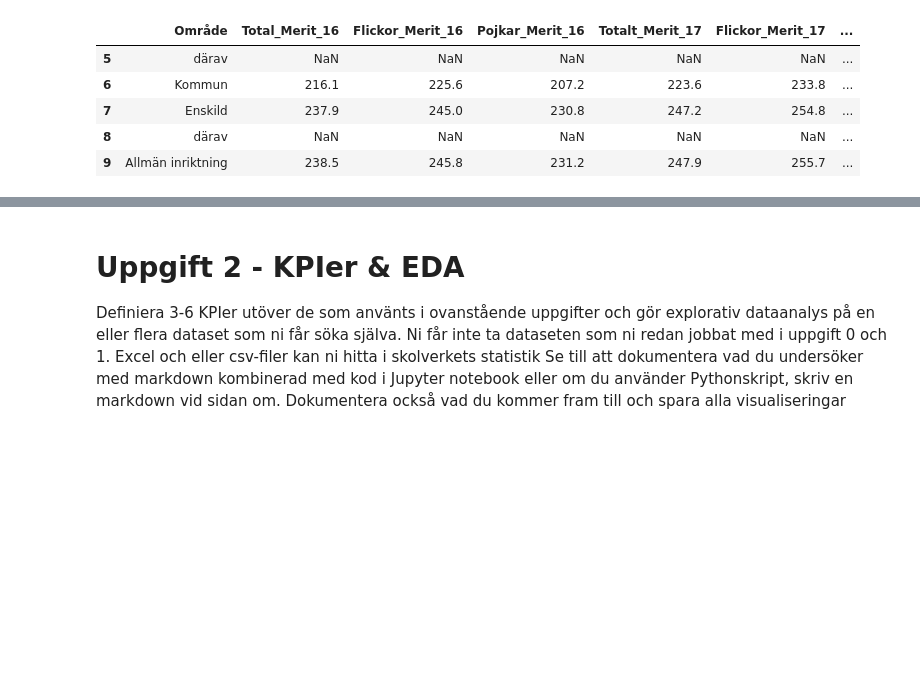
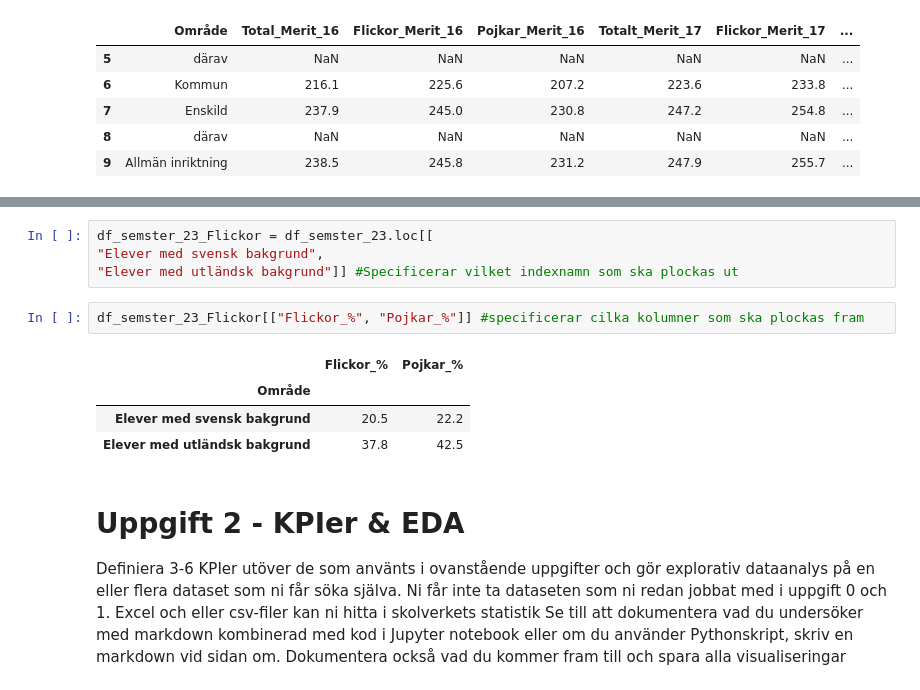
Before and after one commit to Zandri2k/Python-Sandra-Nilsson-OPA23, a Jupyter notebook: Labb_2/Labb_2.ipynb, the cells around one changed output, grey strips where cells are left out. Drawn from its saved outputs; the diff is of its cells as text; blank space fills up the shorter version.

```diff
--- a/Labb_2/Labb_2.ipynb
+++ b/Labb_2/Labb_2.ipynb
@@ -614,3 +616,14 @@ df_semster_23.loc[["Waldorf","Lång utbildning"]] #plockar ut rader med indexnam
+# %%
+df_semster_23_Flickor = df_semster_23.loc[[
+"Elever med svensk bakgrund",
+"Elever med utländsk bakgrund"]] #Specificerar vilket indexnamn som ska plockas ut
+# %%
+df_semster_23_Flickor[["Flickor_%", "Pojkar_%"]] #specificerar cilka kolumner som ska plockas fram
+# %% [output]
+|  | Flickor_% | Pojkar_% |
+| Område |  |  |
+| Elever med svensk bakgrund | 20.5 | 22.2 |
+| Elever med utländsk bakgrund | 37.8 | 42.5 |
 # %% [markdown]
 # Uppgift 2 - KPIer & EDA
 Definiera 3-6 KPIer utöver de som använts i ovanstående uppgifter och gör explorativ dataanalys på en eller flera
```
Also changed, not shown: parts of 3 cells of this notebook, 2 other files.
